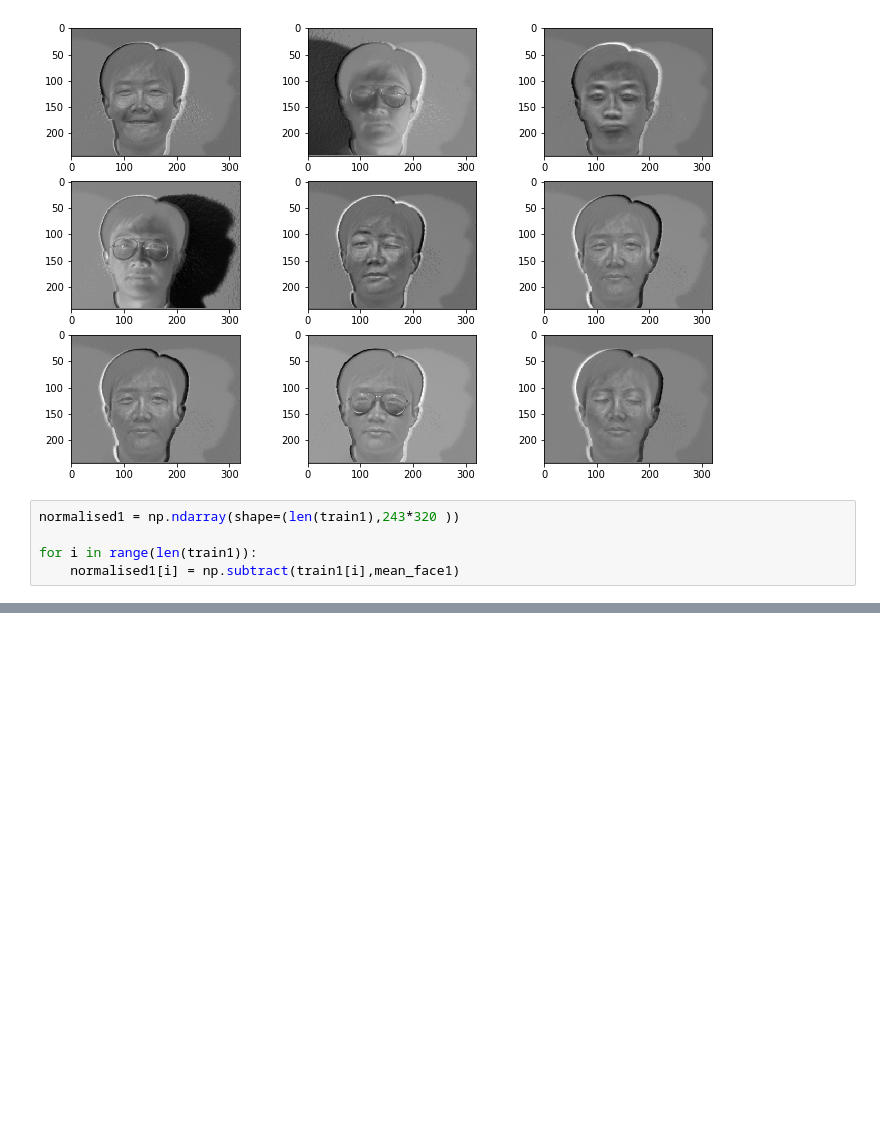
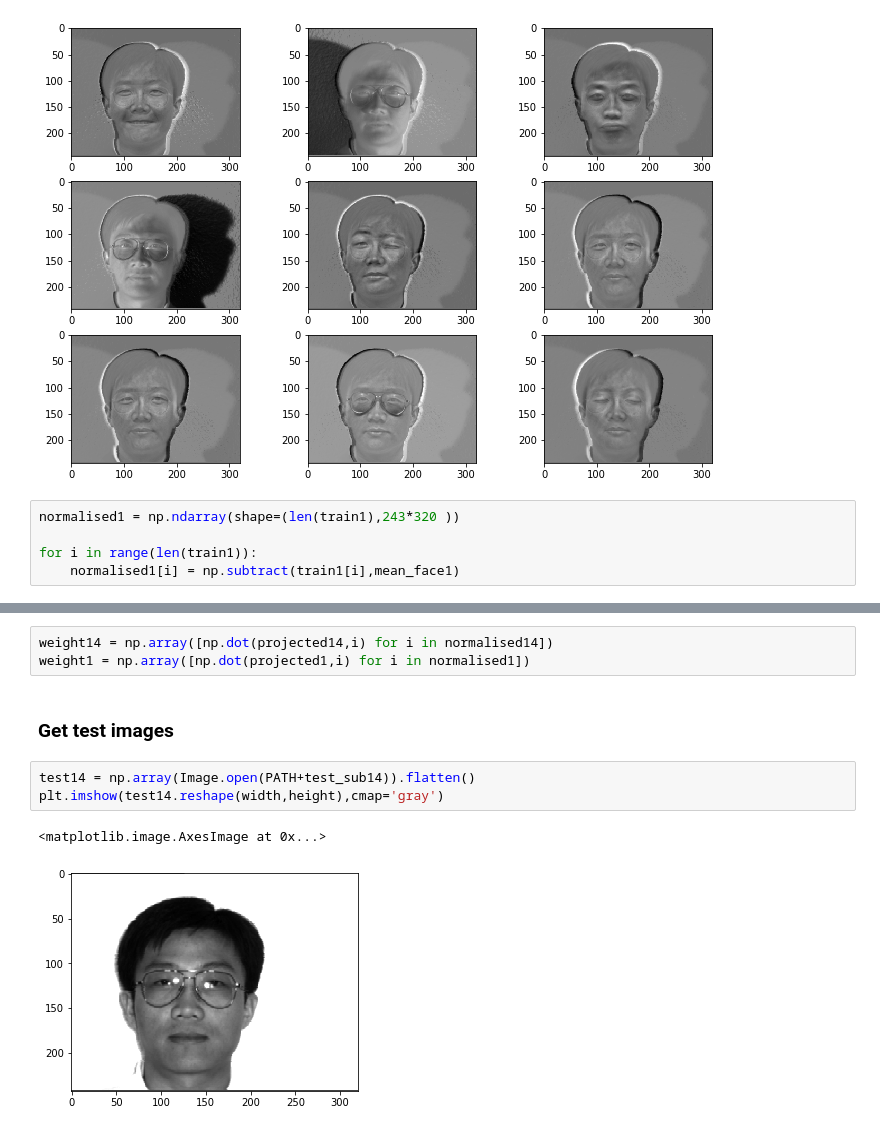
Before and after one commit to deshwalmahesh/EigenFace-Face-Recognition, a Jupyter notebook: Solution.ipynb, the cells around one changed output, grey strips where cells are left out. Cells and saved outputs as stored; diff of their text form; blank space fills up the shorter version.

```diff
--- a/Solution.ipynb
+++ b/Solution.ipynb
@@ -119,0 +225,11 @@ f.delaxes(ax[-1])
+# %%
+weight14 = np.array([np.dot(projected14,i) for i in normalised14])
+weight1 = np.array([np.dot(projected1,i) for i in normalised1])
+# %% [markdown]
+### Get test images
+# %%
+test14 = np.array(Image.open(PATH+test_sub14)).flatten()
+plt.imshow(test14.reshape(width,height),cmap='gray')
+# %% [output]
+<matplotlib.image.AxesImage at 0x...>
+[figure, added]
```
Also changed, not shown: parts of 43 cells of this notebook.
